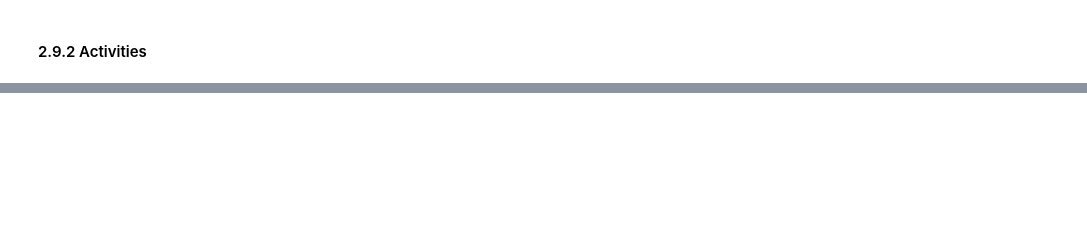
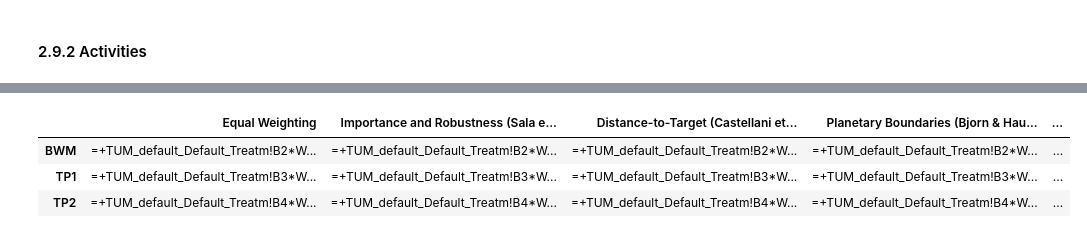
Before and after one commit to SarahSchmidt94/MoEWe, a Jupyter notebook: MoEWe.ipynb, the cells around one changed output, grey strips where cells are left out. Cells and saved outputs as stored; diff of their text form; code cells hidden in the pictures; blank space fills up the shorter version.

Commit message:
added calculation of EWU-components (treatment, utilization, material)

```diff
--- a/MoEWe.ipynb
+++ b/MoEWe.ipynb
@@ -1131,0 +1136,14 @@ for db in db_names:
+# %%
+TUM_sheet_names={}
+
+for db in db_names:
+    for s in scenarios:
+        for TUM_type in ['Treatm', 'Util', 'Mat']:
+            TUM_sheet_names[db+'_'+s+'_'+TUM_type]='TUM_'+db+'_'+s+'_'+TUM_type
+# %%
+sc_indices={}
+LCI_indices={}
+for wuc in waste_utilization_codes:
+    sc_indices[wuc]=str(supply_chain_df.index.get_loc(wuc)+2)
+    LCI_indices[wuc]=str(LCI[LCI['input code']==wuc].index[0]+2)
+sc_indices
@@ -1131,0 +1217,8 @@ for db in db_names:
+# %%
+Weighted_TUM_sheet_names={}
+
+for db in db_names:
+    for s in scenarios:
+        for TUM_type in ['Treatm', 'Util', 'Mat']:
+            Weighted_TUM_sheet_names[db+'_'+s+'_'+TUM_type]='WTUM_'+db+'_'+s+'_'+TUM_type
+Weighted_TUM_sheet_names
@@ -1131,0 +1243,23 @@ for db in db_names:
+# %%
+Weighted_TUM={}
+
+for db in db_names:
+    for s in scenarios:
+        for TUM_type in ['Treatm', 'Util', 'Mat']:
+            Weighted_TUM_df=pd.DataFrame()
+
+            for a,act in enumerate(TUM_df.index):
+                for w,wm in enumerate(Weighting.columns):
+                    formula='='
+                    for i,IC in enumerate(LCIA_method_names):
+                        formula=formula+'+'+TUM_sheet_names[db+'_'+s+'_'+TUM_type]+'!'+excel_cols[i+1]+str(a+2)\
+                                +'*'+Weighting_sheet_name+'!'+excel_cols[w+1]+str(i+2)
+                    Weighted_TUM_df.loc[act,wm]=formula
+            Weighted_TUM[db+'_'+s+'_'+TUM_type]=Weighted_TUM_df
+# %%
+Weighted_TUM['default_Default_Treatm']
+# %% [output]
+|  | Equal Weighting | Importance and Robustness (Sala e... | Distance-to-Target (Castellani et... | Planetary Boundaries (Bjorn & Hau... | ... |
+| BWM | =+TUM_default_Default_Treatm!B2*W... | =+TUM_default_Default_Treatm!B2*W... | =+TUM_default_Default_Treatm!B2*W... | =+TUM_default_Default_Treatm!B2*W... | ... |
+| TP1 | =+TUM_default_Default_Treatm!B3*W... | =+TUM_default_Default_Treatm!B3*W... | =+TUM_default_Default_Treatm!B3*W... | =+TUM_default_Default_Treatm!B3*W... | ... |
+| TP2 | =+TUM_default_Default_Treatm!B4*W... | =+TUM_default_Default_Treatm!B4*W... | =+TUM_default_Default_Treatm!B4*W... | =+TUM_default_Default_Treatm!B4*W... | ... |
```
Also changed, not shown: parts of 102 cells of this notebook.
